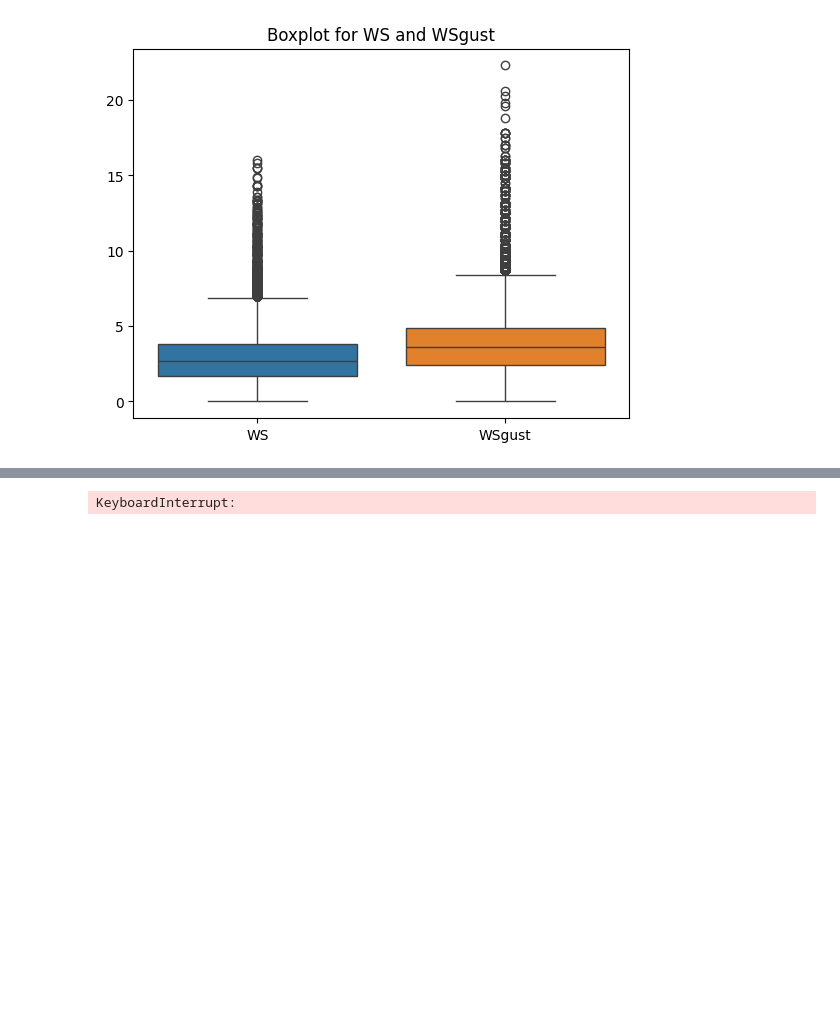
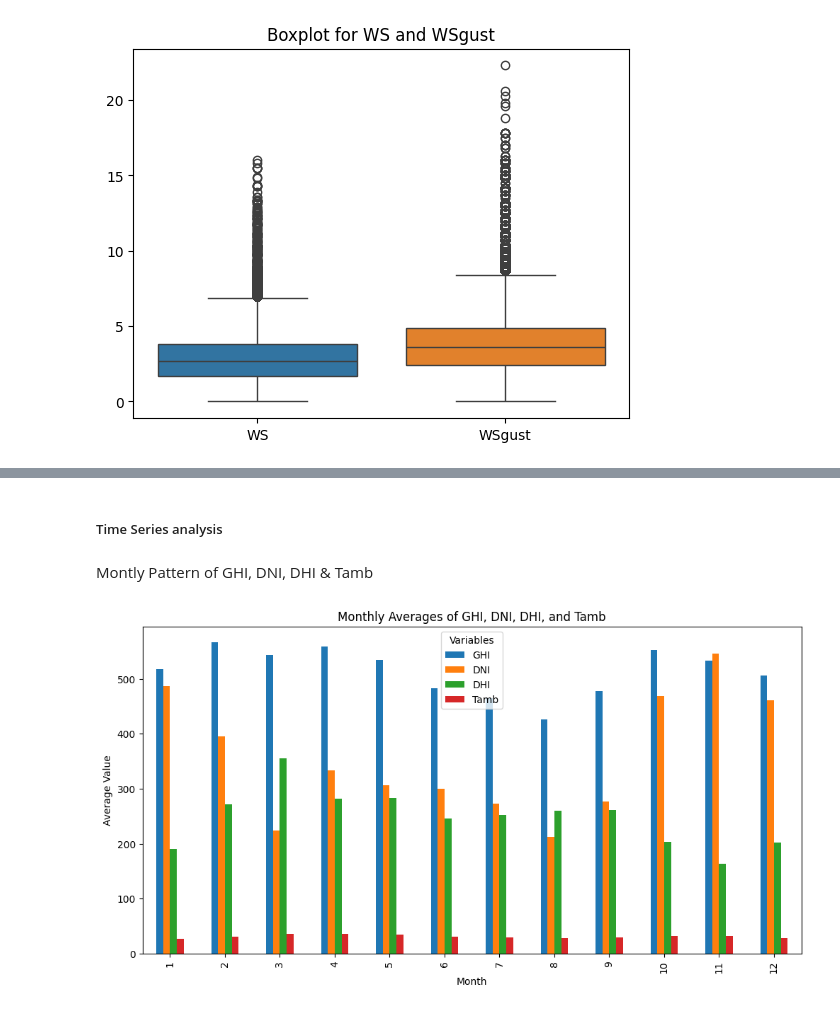
Before and after one commit to mussewold/kaim-week-0, a Jupyter notebook: notebooks/task-1.ipynb, the cells around one changed output, grey strips where cells are left out. Drawn from its saved outputs; the diff is of its cells as text; code cells hidden in the pictures; blank space fills up the shorter version.

```diff
--- a/notebooks/task-1.ipynb
+++ b/notebooks/task-1.ipynb
@@ -208,6 +194,23 @@ plt.title("Boxplot for WS and WSgust After removing outliers")
+# %% [markdown]
+##### Time Series analysis
+# %%
+
+beini_df_capped['Timestamp'] = pd.to_datetime(beini_df_capped['Timestamp'])
+
+# Extract month, day, and hour
+beini_df_capped['Month'] = beini_df_capped['Timestamp'].dt.month
+beini_df_capped['Hour'] = beini_df_capped['Timestamp'].dt.hour
+beini_df_capped['Date'] = beini_df_capped['Timestamp'].dt.date
+# %% [markdown]
+Montly Pattern of GHI, DNI, DHI & Tamb
 # %%
-selected_columns = ['GHI', 'DNI']
-sns.pairplot(beini_df_capped[selected_columns], hue='Cleaning')
+monthly_data = beini_df_capped.groupby('Month')[['GHI', 'DNI', 'DHI', 'Tamb']].mean()
+
+monthly_data.plot(kind='bar', figsize=(12, 6))
+plt.title('Monthly Averages of GHI, DNI, DHI, and Tamb')
+plt.xlabel('Month')
+plt.ylabel('Average Value')
+plt.legend(title="Variables")
 plt.show()
 # %% [output]
-KeyboardInterrupt:
+[figure, added]
```
Also changed, not shown: parts of 73 cells of this notebook.
